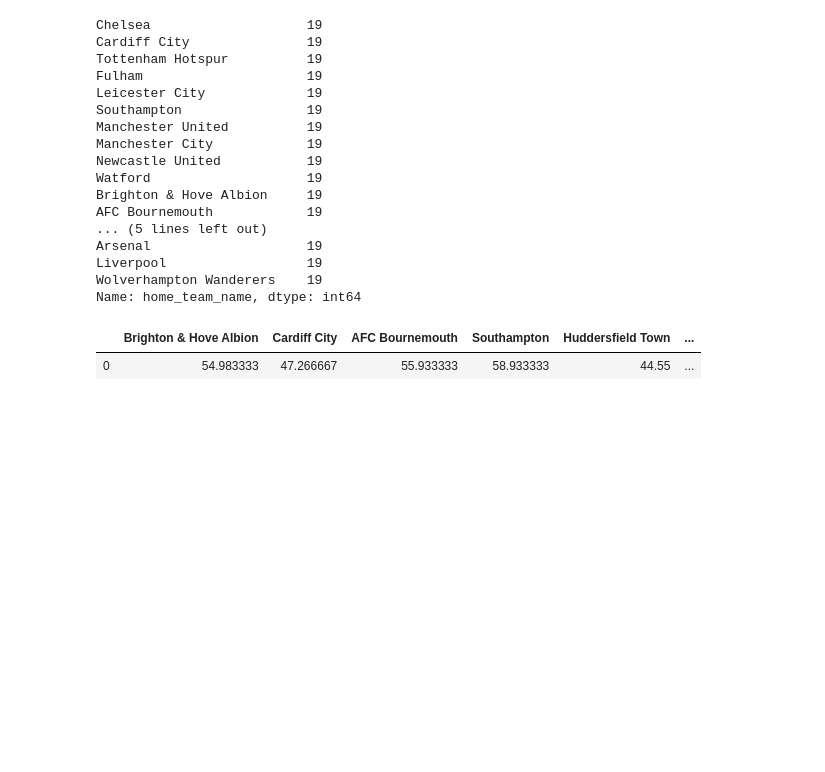
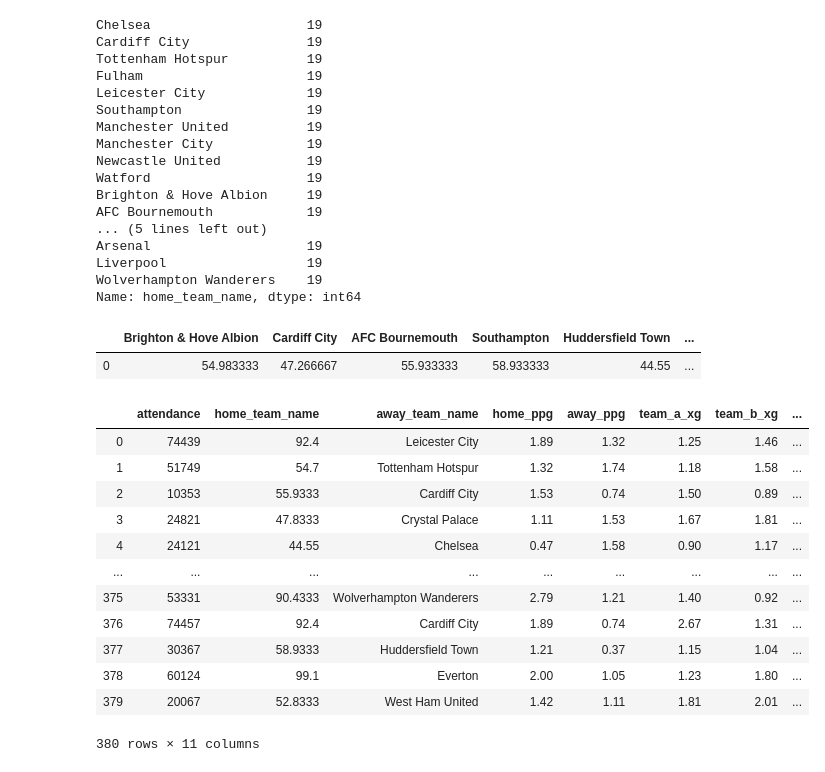
Before and after one commit to kangmincho1/Side-Projects, a Jupyter notebook: classification.ipynb, the cells around one changed output. Drawn from its saved outputs; the diff is of its cells as text; code cells hidden in the pictures; blank space fills up the shorter version.

```diff
--- a/classification.ipynb
+++ b/classification.ipynb
@@ -189,3 +189,25 @@ mean_of_points
 # %% [output]
 |  | Brighton & Hove Albion | Cardiff City | AFC Bournemouth | Southampton | Huddersfield Town | ... |
 | 0 | 54.983333 | 47.266667 | 55.933333 | 58.933333 | 44.55 | ... |
+# %%
+# 원래의 dataframe에 각 팀의 승점에 해당되는 점수를 넣는다. 이를 하기 위하여 고심했다 하
+
+for team in mean_of_points.columns:
+    for index, teams in enumerate(df['home_team_name'].values):
+        if str(teams) == str(team):
+            df['home_team_name'].values[index] = mean_of_points[team].values[0] # values들은 list 형태에 저장돼 있기에 index 0값을 불러 가져옴
+df
+# %% [output]
+|  | attendance | home_team_name | away_team_name | home_ppg | away_ppg | team_a_xg | team_b_xg | ... |
+| 0 | 74439 | 92.4 | Leicester City | 1.89 | 1.32 | 1.25 | 1.46 | ... |
+| 1 | 51749 | 54.7 | Tottenham Hotspur | 1.32 | 1.74 | 1.18 | 1.58 | ... |
+| 2 | 10353 | 55.9333 | Cardiff City | 1.53 | 0.74 | 1.50 | 0.89 | ... |
+| 3 | 24821 | 47.8333 | Crystal Palace | 1.11 | 1.53 | 1.67 | 1.81 | ... |
+| 4 | 24121 | 44.55 | Chelsea | 0.47 | 1.58 | 0.90 | 1.17 | ... |
+| ... | ... | ... | ... | ... | ... | ... | ... | ... |
+| 375 | 53331 | 90.4333 | Wolverhampton Wanderers | 2.79 | 1.21 | 1.40 | 0.92 | ... |
+| 376 | 74457 | 92.4 | Cardiff City | 1.89 | 0.74 | 2.67 | 1.31 | ... |
+| 377 | 30367 | 58.9333 | Huddersfield Town | 1.21 | 0.37 | 1.15 | 1.04 | ... |
+| 378 | 60124 | 99.1 | Everton | 2.00 | 1.05 | 1.23 | 1.80 | ... |
+| 379 | 20067 | 52.8333 | West Ham United | 1.42 | 1.11 | 1.81 | 2.01 | ... |
+380 rows × 11 columns
```
Also changed, not shown: parts of 1 cell of this notebook.
